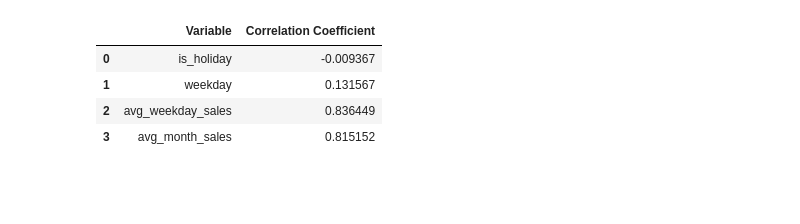
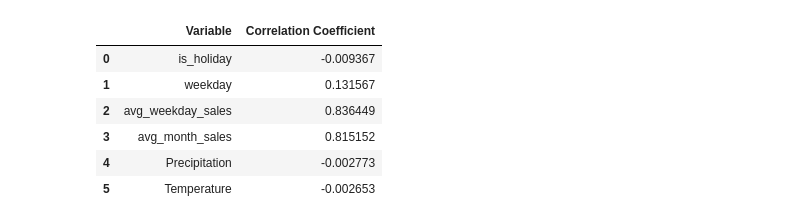
Before and after one commit to aluxf/ml-sales-forecasting, a Jupyter notebook: notebooks/feat_analysis.ipynb, the cells around one changed output. Cells and saved outputs as stored; diff of their text form; code cells hidden in the pictures; blank space fills up the shorter version.

```diff
--- a/notebooks/feat_analysis.ipynb
+++ b/notebooks/feat_analysis.ipynb
@@ -4,24 +4,26 @@ from scipy.stats import pearsonr
 # %%
 'Correlation'
 
-complete_df = pd.read_csv("../csv/processed/with_avg_weekday_month.csv")
+complete_df = pd.read_csv("../csv/processed/all_features.csv")
 
 complete_df = complete_df[complete_df['Sales'] != -1]
 
-cols = ['is_holiday', 'weekday', 'avg_weekday_sales', 'avg_month_sales']
+cols = ['is_holiday', 'weekday', 'avg_weekday_sales', 'avg_month_sales', 'Precipitation', 'Temperature']
 
 corr_coef = []
 
 for col in cols:
     coef, _ = pearsonr(complete_df[col], complete_df['Sales'])
     corr_coef.append(coef)
 
 corr_df = pd.DataFrame({'Variable': cols, 'Correlation Coefficient': corr_coef})
 
-corr_df.head()
+corr_df
 # %% [output]
 |  | Variable | Correlation Coefficient |
 | 0 | is_holiday | -0.009367 |
 | 1 | weekday | 0.131567 |
 | 2 | avg_weekday_sales | 0.836449 |
 | 3 | avg_month_sales | 0.815152 |
+| 4 | Precipitation | -0.002773 |
+| 5 | Temperature | -0.002653 |
```
Also changed, not shown: 6 other files.
